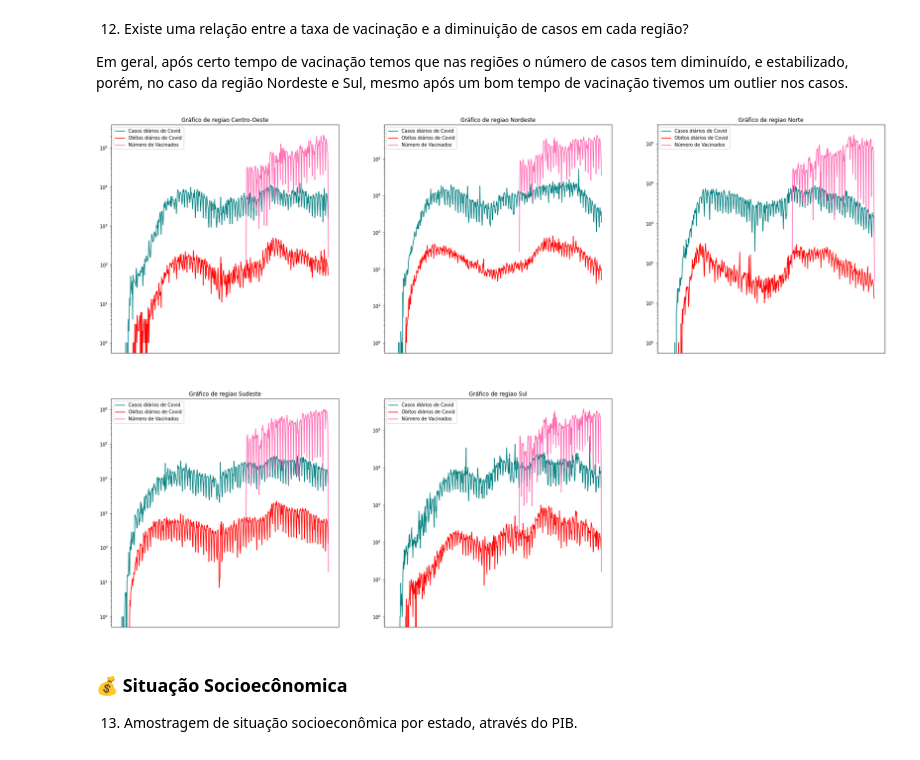
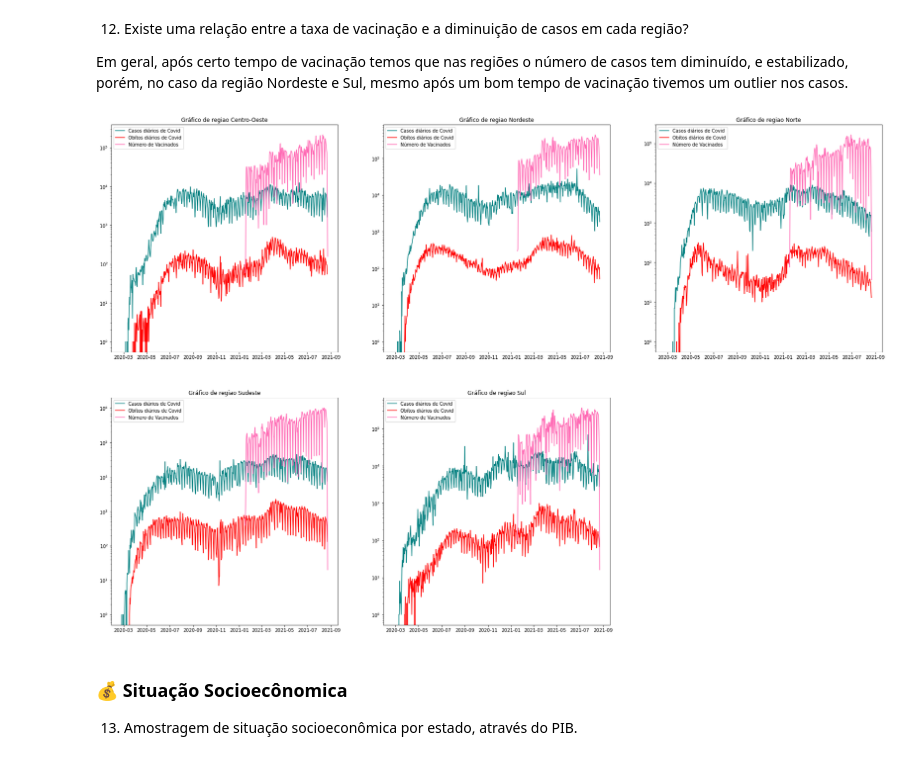
Before and after one commit to stardotwav/BrasilEmDados, a Jupyter notebook: AnaliseExtracaoConhecimento.ipynb, the cells around one changed output. Saved outputs shown, nothing was run; the diff lists cells and outputs as text; code cells hidden in the pictures.

```diff
--- a/AnaliseExtracaoConhecimento.ipynb
+++ b/AnaliseExtracaoConhecimento.ipynb
@@ -318,29 +318,28 @@ agrupamentoRegiao = agrupamentoRegiao.reset_index()
 # %%
 regiao =  dadosRegiaoVacina['regiao'].unique()
 plt.rcParams['figure.figsize'] = [30, 20]
 
 for j,i in enumerate(regiao):
     plt.subplot(2,3,j+1)
 
     dadosAC = dadosRegiaoVacina[dadosRegiaoVacina['regiao'] == i]
     dataAC = agrupamentoRegiao[agrupamentoRegiao.regiao == i]
     dataAC["MesAno"] = pd.to_datetime(dataAC['data'],format = '%Y/%m/%d')
 
     plt.plot(dataAC.MesAno,dataAC.casosNovos, color='teal',label='Casos diários de Covid')
     plt.plot(dataAC.MesAno,dataAC.obitosNovos, color='red', label='Obítos diários de Covid')
 
     plt.plot(dadosAC['Data Vacinação'],dadosAC.quantidade, color='hotpink',label='Número de Vacinados')
     #plt.xticks(rotation=45)
     plt.title("Gráfico de regiao "+str(i))
-    plt.xticks([])
     plt.yscale('log')
     plt.legend()
 
 
 
 plt.show()
 # %% [output]
-[figure, old version]
+[figure, new version]
 # %% [markdown]
 ### 💰 Situação Socioecônomica
 
```
Also changed, not shown: parts of 10 cells of this notebook.
